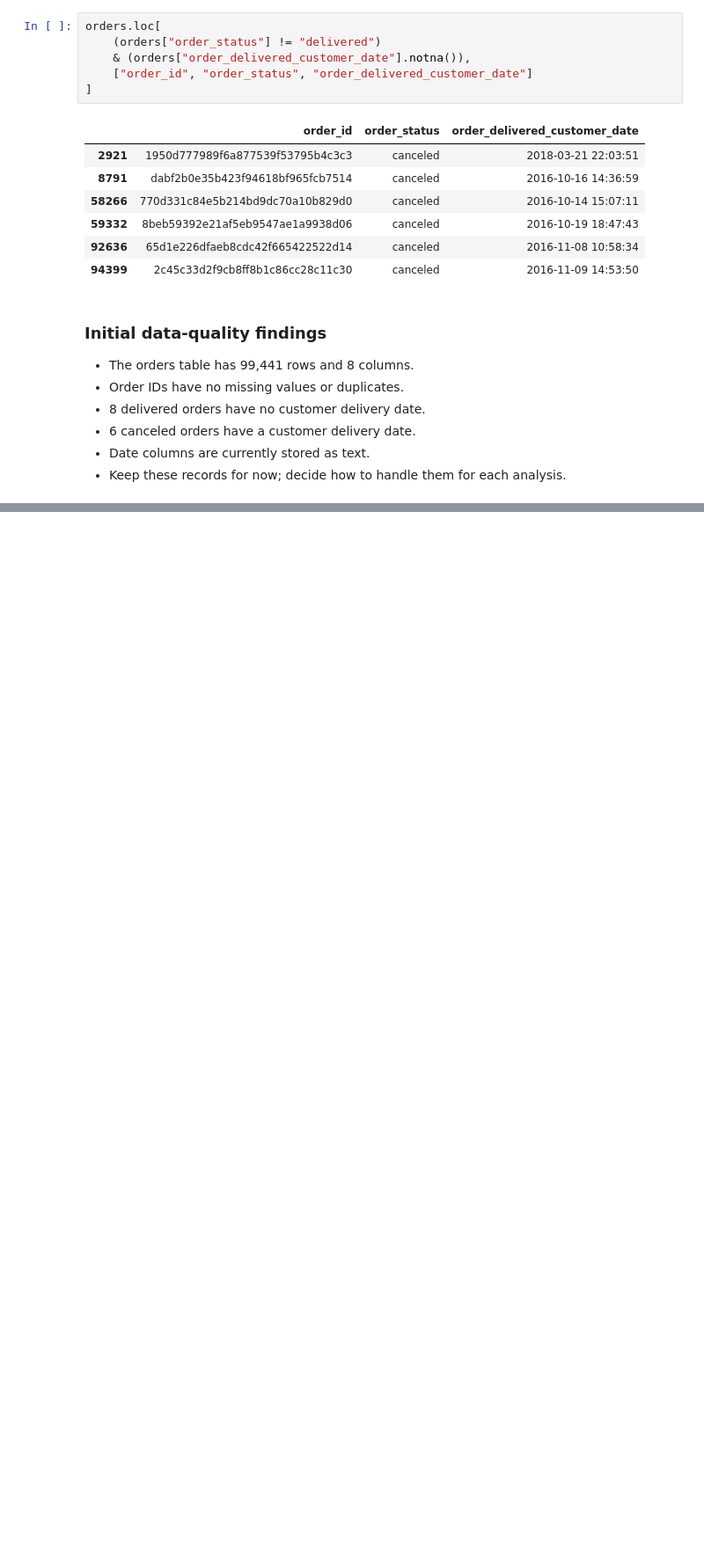
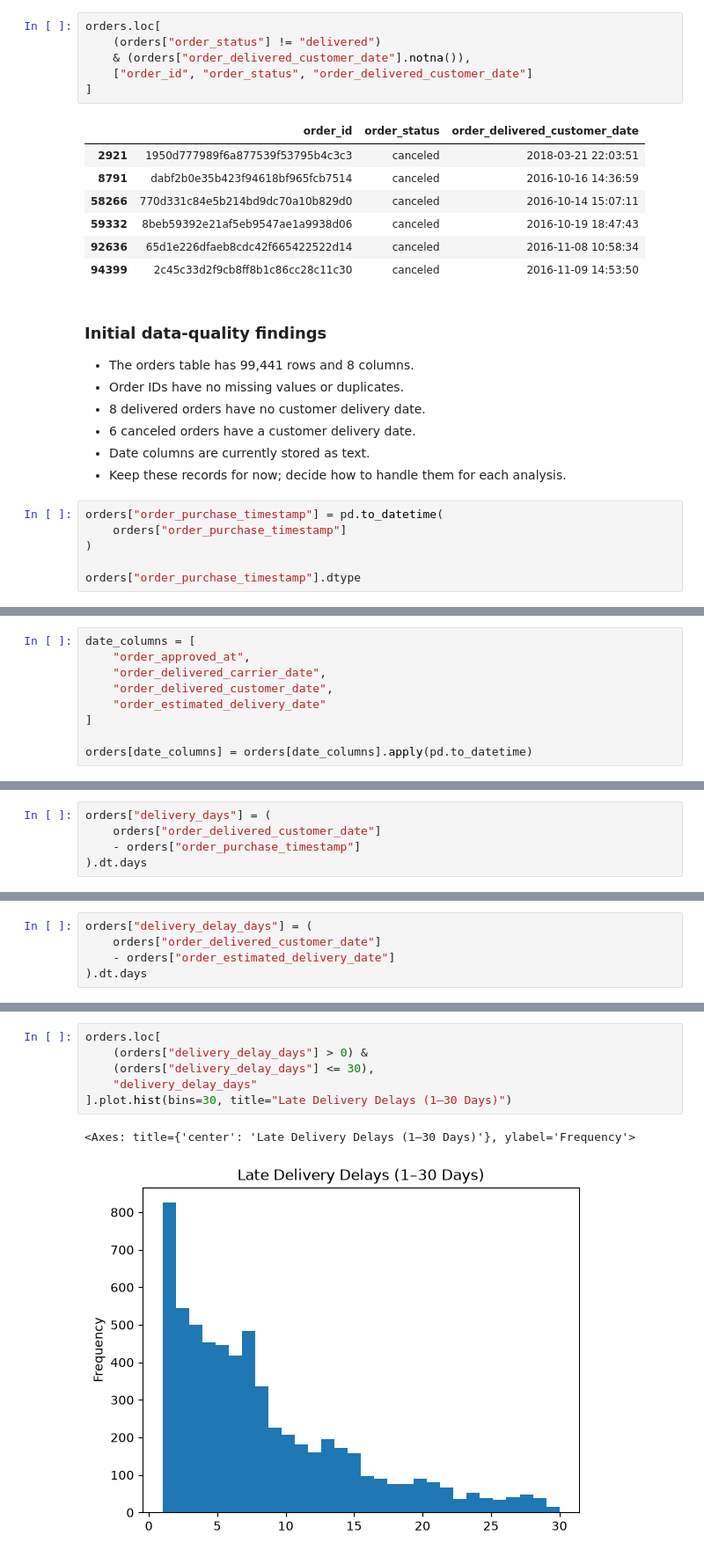
Before and after one commit to AdibaKaylaa/olist-ecommerce-analysis, a Jupyter notebook: notebboks/olist_analysis.ipynb, the cells around one changed output, grey strips where cells are left out. Shown at 88% size. Drawn from its saved outputs; the diff is of its cells as text; blank space fills up the shorter version.

```diff
--- a/notebboks/olist_analysis.ipynb
+++ b/notebboks/olist_analysis.ipynb
@@ -128,3 +128,9 @@ orders.loc[
 - 6 canceled orders have a customer delivery date.
 - Date columns are currently stored as text.
 - Keep these records for now; decide how to handle them for each analysis.
+# %%
+orders["order_purchase_timestamp"] = pd.to_datetime(
+    orders["order_purchase_timestamp"]
+)
+
+orders["order_purchase_timestamp"].dtype
@@ -130,0 +176,9 @@ orders.loc[
+# %%
+date_columns = [
+    "order_approved_at",
+    "order_delivered_carrier_date",
+    "order_delivered_customer_date",
+    "order_estimated_delivery_date"
+]
+
+orders[date_columns] = orders[date_columns].apply(pd.to_datetime)
@@ -130,0 +193,5 @@ orders.loc[
+# %%
+orders["delivery_days"] = (
+    orders["order_delivered_customer_date"]
+    - orders["order_purchase_timestamp"]
+).dt.days
@@ -130,0 +256,5 @@ orders.loc[
+# %%
+orders["delivery_delay_days"] = (
+    orders["order_delivered_customer_date"]
+    - orders["order_estimated_delivery_date"]
+).dt.days
@@ -130,0 +315,9 @@ orders.loc[
+# %%
+orders.loc[
+    (orders["delivery_delay_days"] > 0) &
+    (orders["delivery_delay_days"] <= 30),
+    "delivery_delay_days"
+].plot.hist(bins=30, title="Late Delivery Delays (1–30 Days)")
+# %% [output]
+<Axes: title={'center': 'Late Delivery Delays (1–30 Days)'}, ylabel='Frequency'>
+[figure, added]
```
Also changed, not shown: parts of 35 cells of this notebook.
